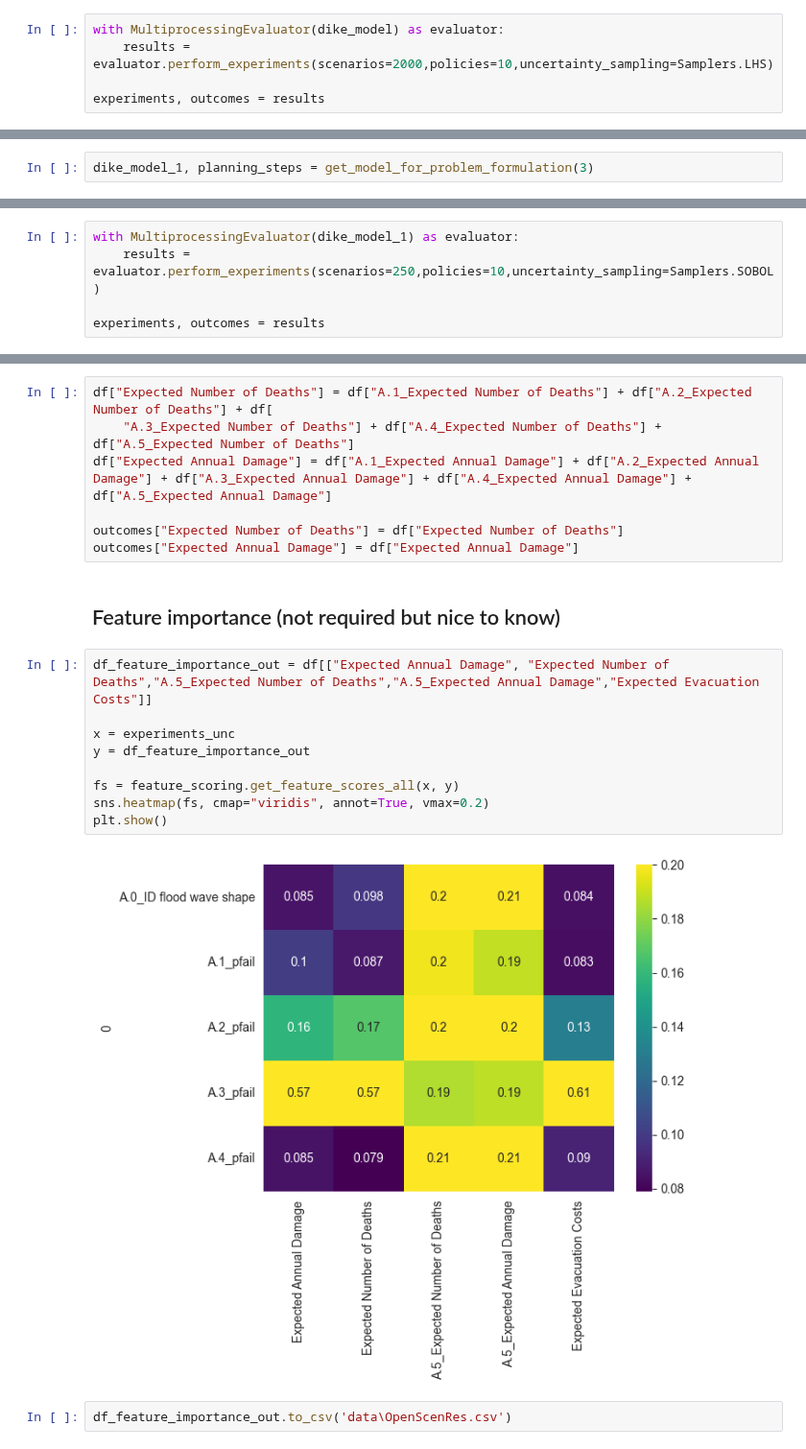
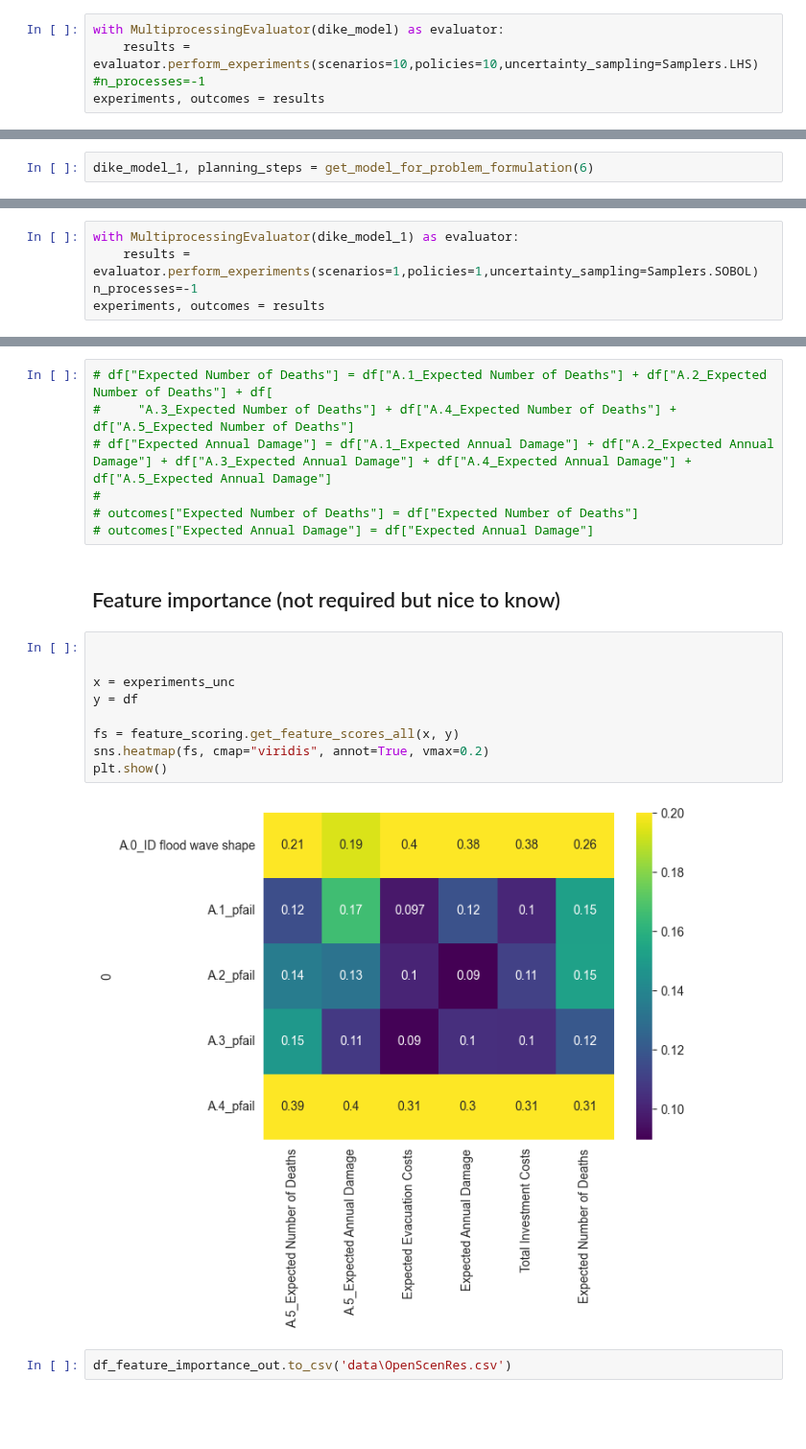
Before and after one commit to roesel1/EPA141A---MD, a Jupyter notebook: final assignment/Open_Exploration_Scen.ipynb, the cells around one changed output, grey strips where cells are left out. Shown at 96% size. Saved outputs shown, nothing was run; the diff lists cells and outputs as text; blank space fills up the shorter version.

```diff
--- a/final assignment/Open_Exploration_Scen.ipynb
+++ b/final assignment/Open_Exploration_Scen.ipynb
@@ -46,8 +46,8 @@ for key in dike_model.levers:
 policy0 = Policy("Policy 0", **pol0)
 # %%
 with MultiprocessingEvaluator(dike_model) as evaluator:
-    results = evaluator.perform_experiments(scenarios=2000,policies=10,uncertainty_sampling=Samplers.LHS)
-
+    results = evaluator.perform_experiments(scenarios=10,policies=10,uncertainty_sampling=Samplers.LHS)
+#n_processes=-1
 experiments, outcomes = results
 # %% [markdown]
 ## Preprocess data samples LHC
@@ -163,7 +163,7 @@ fs.sort_values(ascending=False, by=1)
 # %% [markdown]
 ## Filter important uncertainties and create samples SOBOL
 # %%
-dike_model_1, planning_steps = get_model_for_problem_formulation(3)
+dike_model_1, planning_steps = get_model_for_problem_formulation(6)
 # %%
 dele = []
 for x in dike_model_1.uncertainties:
@@ -195,8 +195,8 @@ dike_model_1.constants.extend(Constant('A.5_Bmax',190))
 dike_model_1.constants.extend(Constant('A.5_Brate',1.5))
 # %%
 with MultiprocessingEvaluator(dike_model_1) as evaluator:
-    results = evaluator.perform_experiments(scenarios=250,policies=10,uncertainty_sampling=Samplers.SOBOL)
-
+    results = evaluator.perform_experiments(scenarios=1,policies=1,uncertainty_sampling=Samplers.SOBOL)
+n_processes=-1
 experiments, outcomes = results
 # %% [markdown]
 ## Preprocess data samples SOBOL
@@ -205,25 +205,25 @@ experiments_unc =experiments.iloc[:,0:5]
 # %%
 df =pd.DataFrame(outcomes)
 # %%
-df["Expected Number of Deaths"] = df["A.1_Expected Number of Deaths"] + df["A.2_Expected Number of Deaths"] + df[
-    "A.3_Expected Number of Deaths"] + df["A.4_Expected Number of Deaths"] + df["A.5_Expected Number of Deaths"]
-df["Expected Annual Damage"] = df["A.1_Expected Annual Damage"] + df["A.2_Expected Annual Damage"] + df["A.3_Expected Annual Damage"] + df["A.4_Expected Annual Damage"] + df["A.5_Expected Annual Damage"]
-
-outcomes["Expected Number of Deaths"] = df["Expected Number of Deaths"]
-outcomes["Expected Annual Damage"] = df["Expected Annual Damage"]
+# df["Expected Number of Deaths"] = df["A.1_Expected Number of Deaths"] + df["A.2_Expected Number of Deaths"] + df[
+#     "A.3_Expected Number of Deaths"] + df["A.4_Expected Number of Deaths"] + df["A.5_Expected Number of Deaths"]
+# df["Expected Annual Damage"] = df["A.1_Expected Annual Damage"] + df["A.2_Expected Annual Damage"] + df["A.3_Expected Annual Damage"] + df["A.4_Expected Annual Damage"] + df["A.5_Expected Annual Damage"]
+#
+# outcomes["Expected Number of Deaths"] = df["Expected Number of Deaths"]
+# outcomes["Expected Annual Damage"] = df["Expected Annual Damage"]
 # %% [markdown]
 ## Feature importance (not required but nice to know)
 # %%
-df_feature_importance_out = df[["Expected Annual Damage", "Expected Number of Deaths","A.5_Expected Number of Deaths","A.5_Expected Annual Damage","Expected Evacuation Costs"]]
+
 
 x = experiments_unc
-y = df_feature_importance_out
+y = df
 
 fs = feature_scoring.get_feature_scores_all(x, y)
 sns.heatmap(fs, cmap="viridis", annot=True, vmax=0.2)
 plt.show()
 # %% [output]
-[figure, old version]
+[figure, new version]
 # %%
 df_feature_importance_out.to_csv('data\OpenScenRes.csv')
 # %% [markdown]
```
Also changed, not shown: parts of 8 cells of this notebook, 1 other file.
